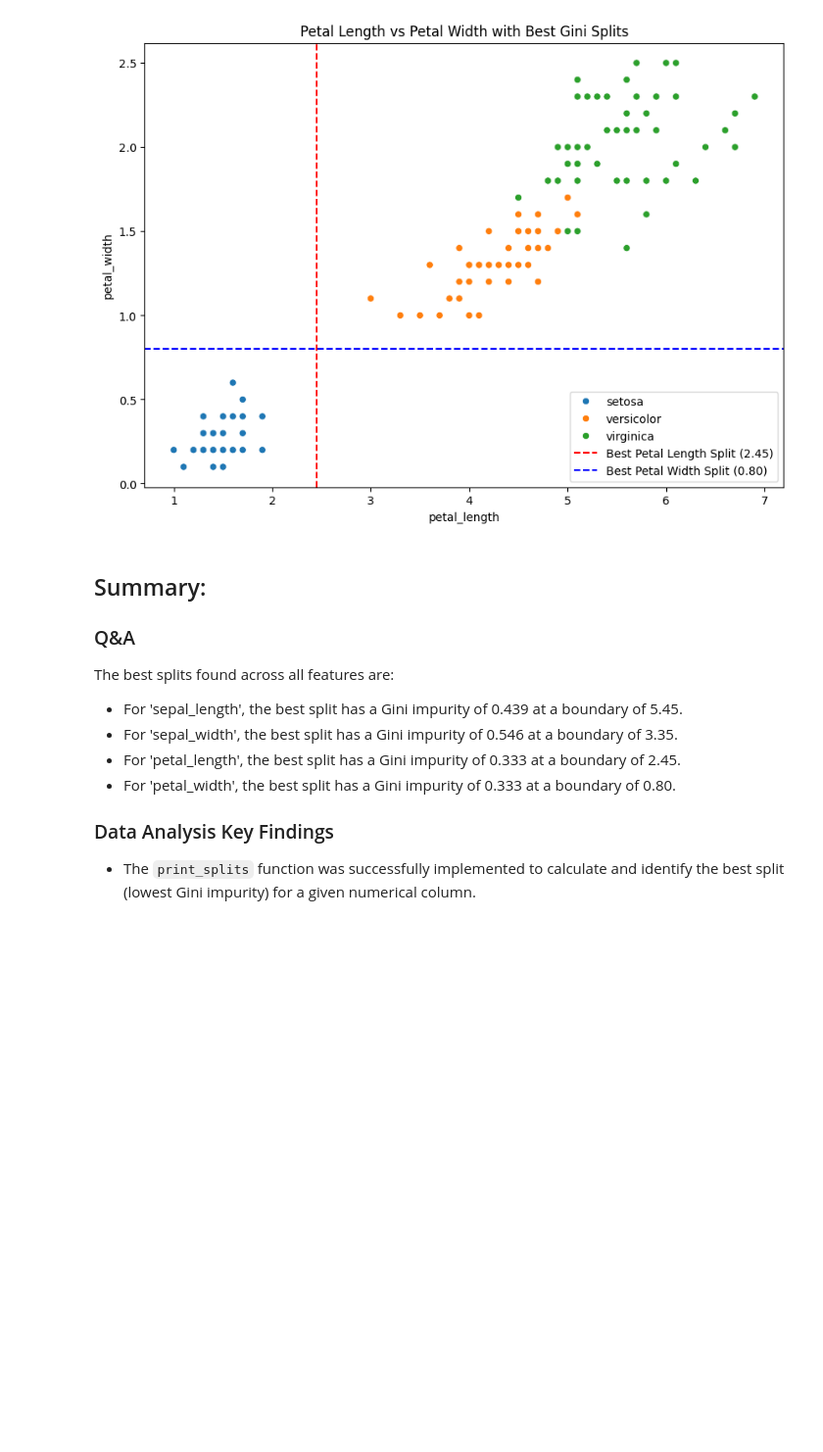
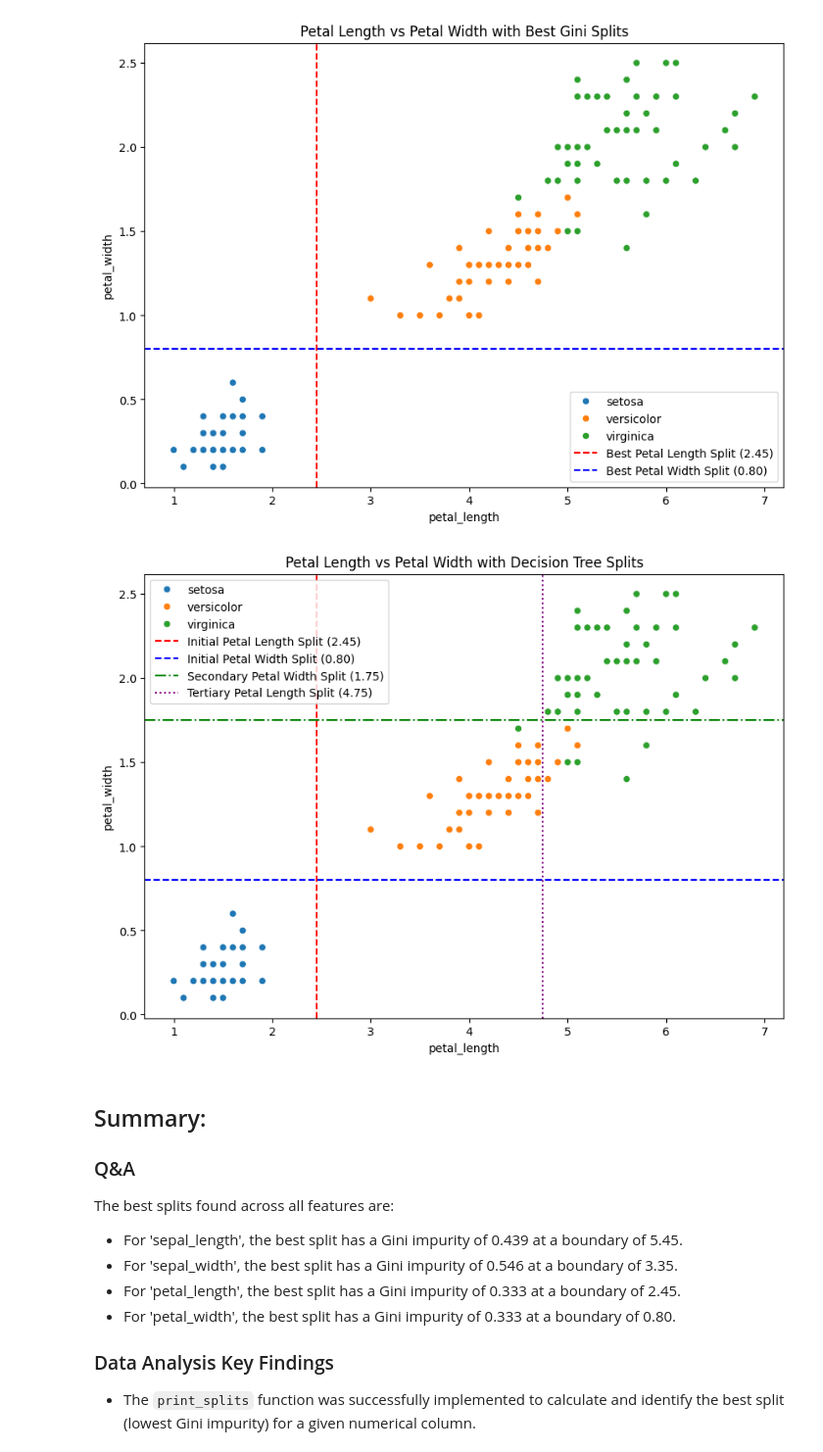
Before and after one commit to DastanJin/ZSU, a Jupyter notebook: fml_07.ipynb, the cells around one changed output. Shown at 98% size. Saved outputs shown, nothing was run; the diff lists cells and outputs as text; code cells hidden in the pictures; blank space fills up the shorter version.

```diff
--- a/fml_07.ipynb
+++ b/fml_07.ipynb
@@ -548,6 +631,22 @@ plt.legend()
 plt.show()
 # %% [output]
 [figure]
+# %%
+plt.figure(figsize=(10, 7))
+sns.scatterplot(data=df, x='petal_length', y='petal_width', hue='species')
+
+plt.axvline(x=2.45, color='r', linestyle='--', label='Initial Petal Length Split (2.45)')
+plt.axhline(y=0.80, color='b', linestyle='--', label='Initial Petal Width Split (0.80)')
+
+plt.axhline(y=1.75, color='g', linestyle='-.', label='Secondary Petal Width Split (1.75)')
+
+plt.axvline(x=4.75, color='purple', linestyle=':', label='Tertiary Petal Length Split (4.75)')
+
+plt.title('Petal Length vs Petal Width with Decision Tree Splits')
+plt.legend()
+plt.show()
+# %% [output]
+[figure, added]
 # %% [markdown]
 ## Summary:
 
```
Also changed, not shown: parts of 24 cells of this notebook.
